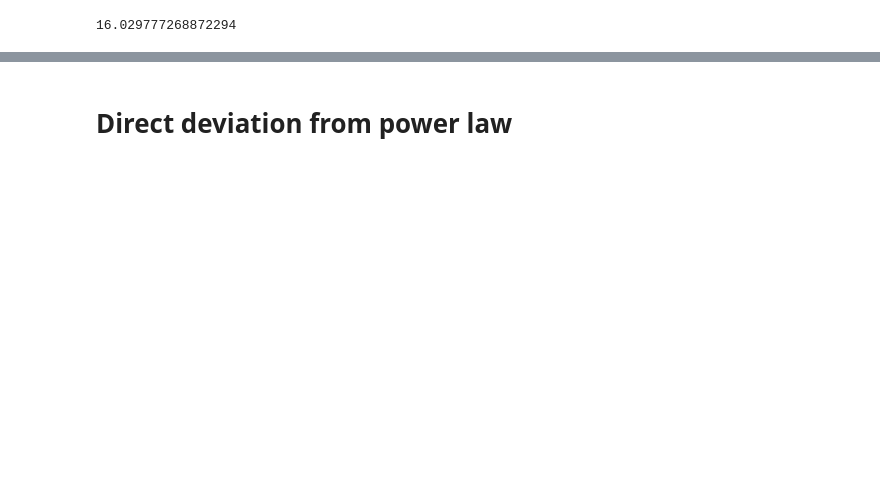
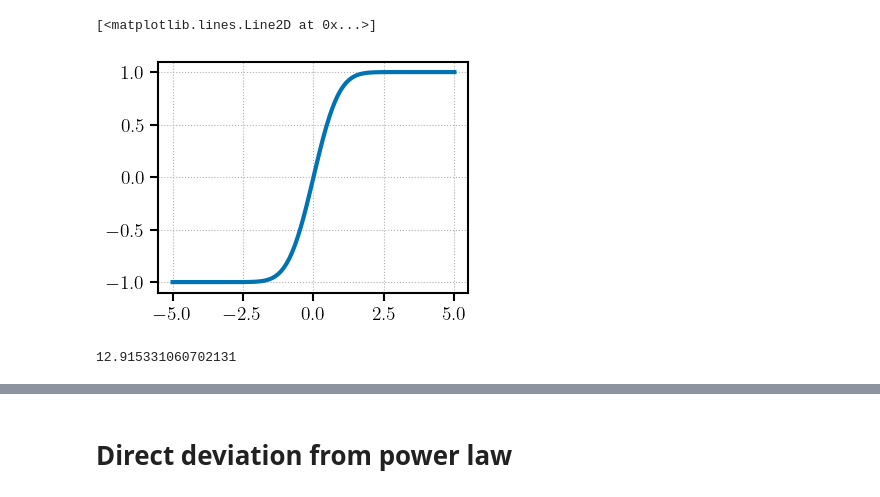
Before and after one commit to meyers-academic/flexible_pta_spectral_models, a Jupyter notebook: notebooks/rn_single_pulsar_broken_powerlaw.ipynb, the cells around one changed output, grey strips where cells are left out. Drawn from its saved outputs; the diff is of its cells as text; code cells hidden in the pictures; blank space fills up the shorter version.

```diff
--- a/notebooks/rn_single_pulsar_broken_powerlaw.ipynb
+++ b/notebooks/rn_single_pulsar_broken_powerlaw.ipynb
@@ -32,8 +31,14 @@ Optional mpi4py package is not installed.  MPI support is not available.
+# %%
+plt.plot(jnp.linspace(-5, 5, 100), jax.lax.erf(jnp.linspace(-5, 5, 100)))
+# %% [output]
+[<matplotlib.lines.Line2D at 0x...>]
+[figure, added]
 # %%
 # psrname = 'J1643-1224'
-psrname = 'J1012+5307'
-maindir = '/Users/patrickmeyers/Documents/Documents - Patrick’s MacBook Pro/repositories/pulsar_timing/pulsar_discovery/main_fork/discovery'
-psrs = [ds.Pulsar.read_feather(psrfile) for psrfile in sorted(glob.glob(f'{maindir}/data/*-[JB]*.feather'))]
+psrname = 'J1909-3744'
+# maindir = '/Users/patrickmeyers/Documents/Documents - Patrick’s MacBook Pro/repositories/pulsar_timing/pulsar_discovery/main_fork/discovery'
+maindir = '../'
+psrs = [ds.Pulsar.read_feather(psrfile) for psrfile in sorted(glob.glob(f'{maindir}/data/[JB]*-12p5.feather'))]
 Tspan_pta = ds.getspan(psrs)
 print(Tspan_pta / 365.25 / 86400)
 names = [psr.name for psr in psrs]
@@ -42,6 +47,6 @@ psr = psrs[idx]
 Tspan_psr = ds.getspan([psr])
 n_rn_freqs = 30
 # %% [output]
-16.029777268872294
+12.915331060702131
 # %%
 # for injection purposes
```
Also changed, not shown: parts of 55 cells of this notebook, 3 other files.
